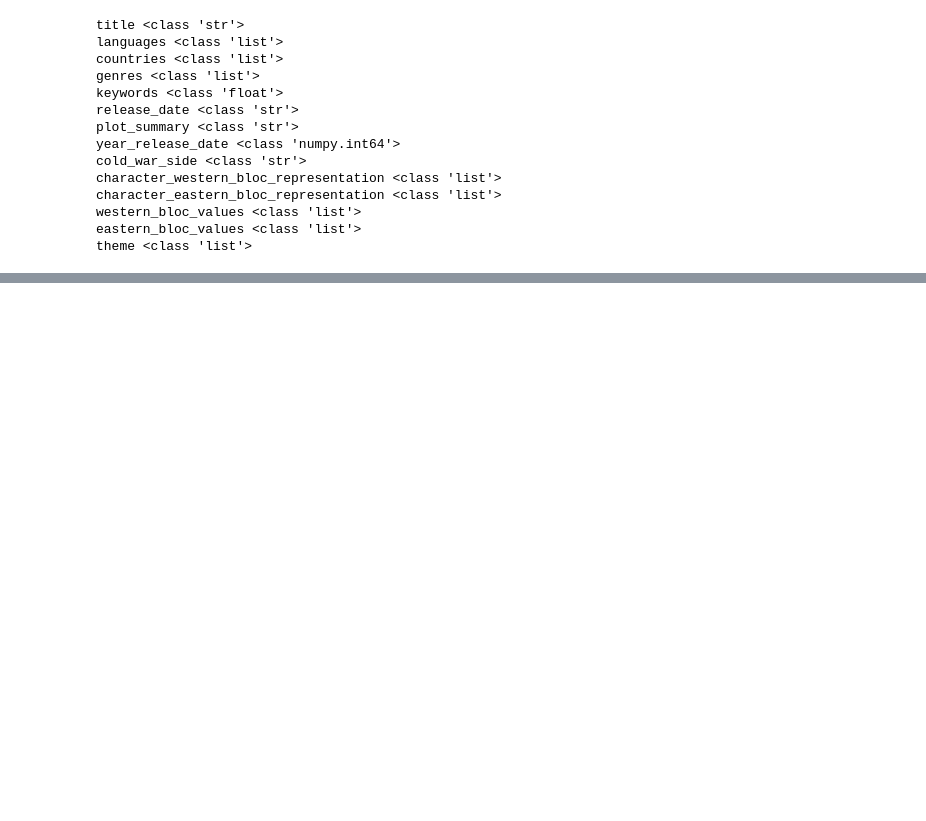
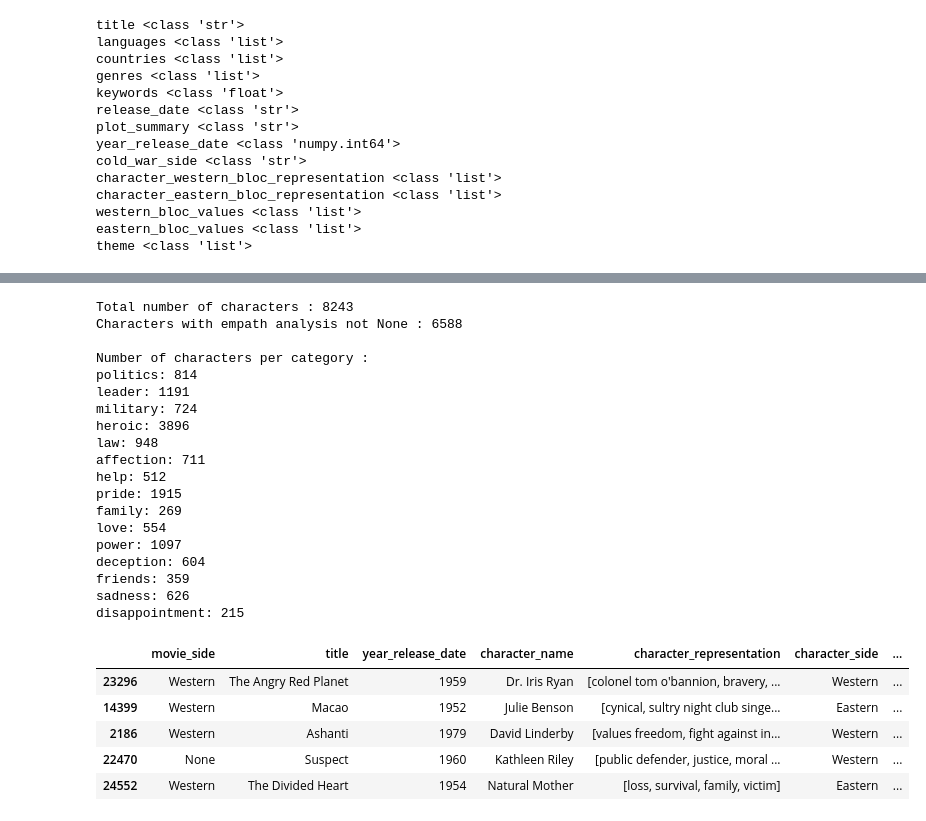
Before and after one commit to epfl-ada/ada-2024-project-datamigos, a Jupyter notebook: characters.ipynb, the cells around one changed output, grey strips where cells are left out. Saved outputs shown, nothing was run; the diff lists cells and outputs as text; code cells hidden in the pictures; blank space fills up the shorter version.

```diff
--- a/characters.ipynb
+++ b/characters.ipynb
@@ -234,4 +309,3 @@ lexicon = Empath()
 # %%
-# print cat betweent 200 and 300
-#for cat in list(lexicon.cats.keys()):
-#    print(cat)
+for cat in list(lexicon.cats.keys()):
+    print(cat)
@@ -238,26 +329,0 @@ lexicon = Empath()
-# %%
-# Define the categories for analysis
-categories = ['politics', 'leader', 'military', 'heroic', 'law', 'affection',
-              'help', 'pride', 'family', 'love', 'power', 'deception', 'friends']
-
-# Function to analyze text
-def analyze_text(text, categories):
-    analysis = lexicon.analyze(text, categories=categories, normalize=True)
-    # keep only the category with the highest value and if all values are 0, return None
-    if max(analysis.values()) == 0:
-        return None
-    else:
-        return {k: v for k, v in analysis.items() if v != 0}
-
-# Apply the analysis to each row
-character_df['empath_analysis'] = character_df['character_representation'].apply(lambda x: analyze_text(' '.join(x), categories))
-
-print(len(character_df['empath_analysis']))
-print(character_df['empath_analysis'].apply(lambda x: x is not None).sum())
-
-for cat in categories:
-    cat_count = character_df['empath_analysis'].apply(lambda x: x is not None and cat in x.keys()).sum()
-    if cat_count > 200:
-        print(f'{cat}: {cat_count}')
-
-character_df.sample(20)
@@ -297 +330,41 @@ friends: 359
+# %%
+# Apply the analysis to each row
+character_df['empath_analysis'] = character_df['character_representation'].apply(lambda x: semantical_analysis(' '.join(x), CAT))
+character_empath_df = character_df.dropna(subset=['empath_analysis']).copy()
+
+print('Total number of characters :', len(character_df))
+print('Characters with empath analysis not None :', len(character_empath_df))
+
+print('\nNumber of characters per category :')
+for cat in CAT:
+    cat_count = character_empath_df['empath_analysis'].apply(lambda x: cat in x.keys()).sum()
+    print(f'{cat}: {cat_count}')
+
+character_empath_df.sample(5)
+# %% [output]
+Total number of characters : 8243
+Characters with empath analysis not None : 6588
+
+Number of characters per category :
+politics: 814
+leader: 1191
+military: 724
+heroic: 3896
+law: 948
+affection: 711
+help: 512
+pride: 1915
+family: 269
+love: 554
+power: 1097
+deception: 604
+friends: 359
+sadness: 626
+disappointment: 215
+|  | movie_side | title | year_release_date | character_name | character_representation | character_side | ... |
+| 23296 | Western | The Angry Red Planet | 1959 | Dr. Iris Ryan | [colonel tom o'bannion, bravery, ... | Western | ... |
+| 14399 | Western | Macao | 1952 | Julie Benson | [cynical, sultry night club singe... | Eastern | ... |
+| 2186 | Western | Ashanti | 1979 | David Linderby | [values freedom, fight against in... | Western | ... |
+| 22470 | None | Suspect | 1960 | Kathleen Riley | [public defender, justice, moral ... | Western | ... |
+| 24552 | Western | The Divided Heart | 1954 | Natural Mother | [loss, survival, family, victim] | Eastern | ... |
 # %%
```
Also changed, not shown: parts of 15 cells of this notebook.
